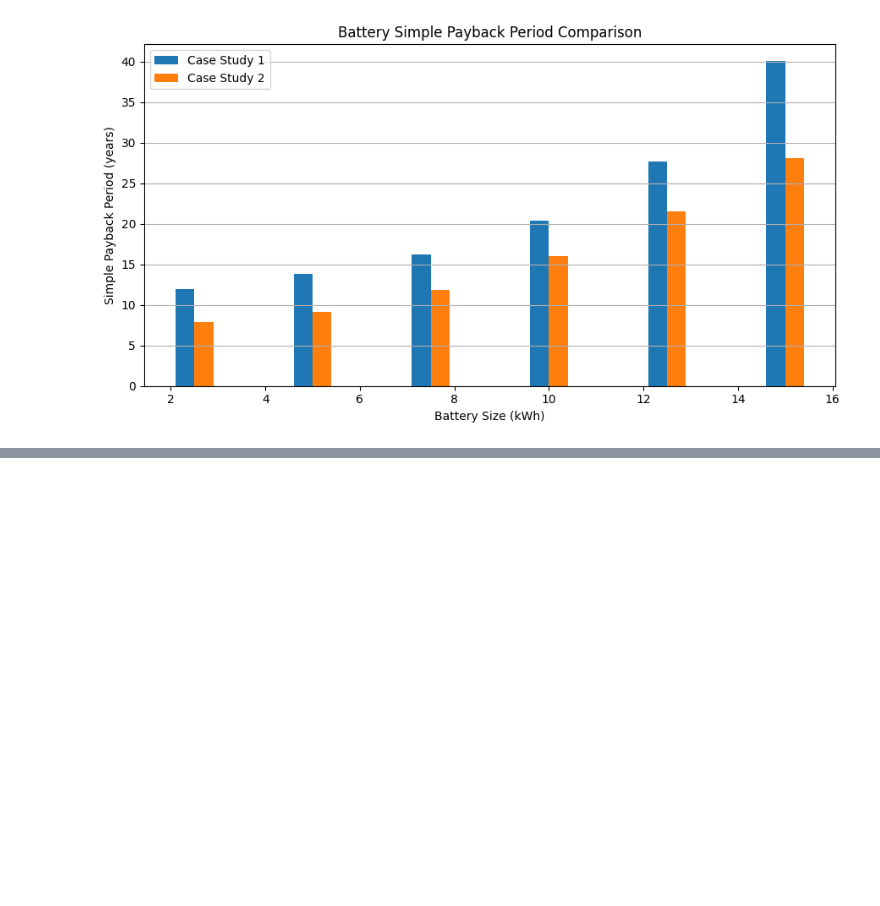
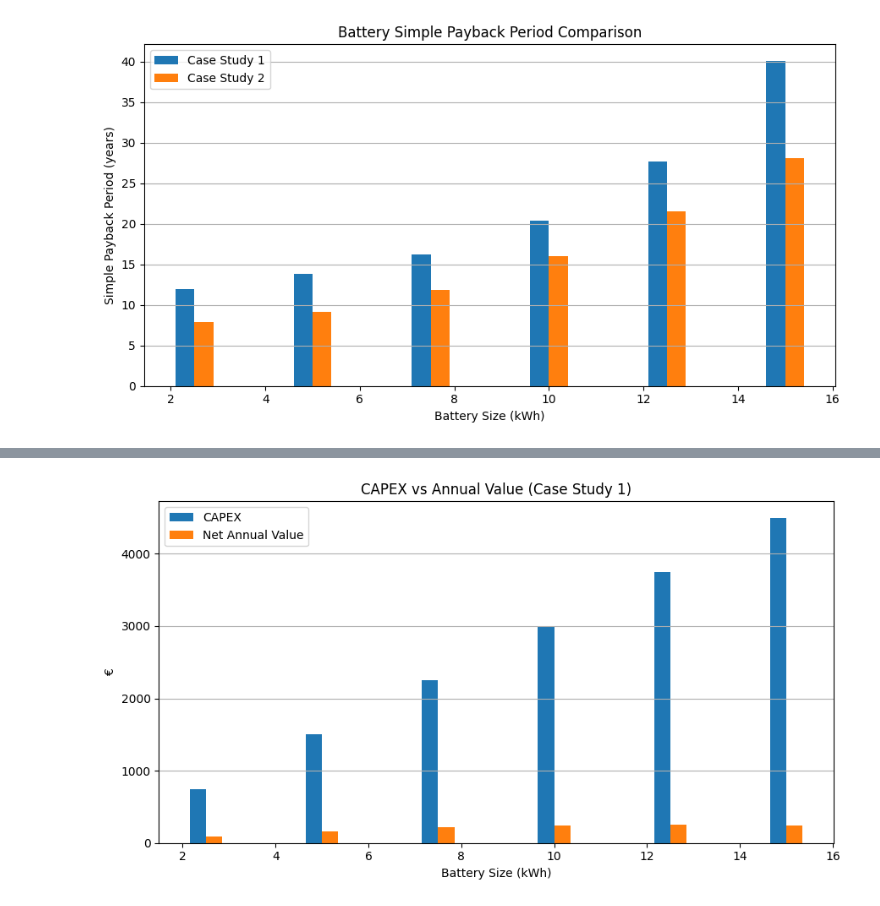
Before and after one commit to p-sav/PFDA, a Jupyter notebook: Project/Energy_analysis.ipynb, the cells around one changed output, grey strips where cells are left out. Saved outputs shown, nothing was run; the diff lists cells and outputs as text; code cells hidden in the pictures; blank space fills up the shorter version.

```diff
--- a/Project/Energy_analysis.ipynb
+++ b/Project/Energy_analysis.ipynb
@@ -2067,0 +2165,16 @@ plt.show()
+# %%
+battery_case1['NPV_€'] = battery_case1.apply(
+    lambda r: calculate_npv(
+        r['CAPEX_€'],
+        r['Net_Annual_Value_€'],
+        battery_life_years,
+        discount_rate
+    ),
+    axis=1
+)
+
+battery_case1['EAA_€/yr'] = battery_case1['NPV_€'].apply(
+    lambda x: calculate_eaa(x, discount_rate, battery_life_years)
+)
+
+battery_case1[['Battery_kWh', 'NPV_€', 'EAA_€/yr']]
@@ -2067,0 +2236,21 @@ plt.show()
+# %%
+x = battery_case1['Battery_kWh']
+width = 0.35
+
+plt.figure(figsize=(9,5))
+
+plt.bar(x - width/2, battery_case1['CAPEX_€'],
+        width, label='CAPEX')
+
+plt.bar(x + width/2, battery_case1['Net_Annual_Value_€'],
+        width, label='Net Annual Value')
+
+plt.xlabel('Battery Size (kWh)')
+plt.ylabel('€')
+plt.title('CAPEX vs Annual Value (Case Study 1)')
+plt.legend()
+plt.grid(axis='y')
+plt.tight_layout()
+plt.show()
+# %% [output]
+[figure, added]
```
Also changed, not shown: parts of 16 cells of this notebook.
